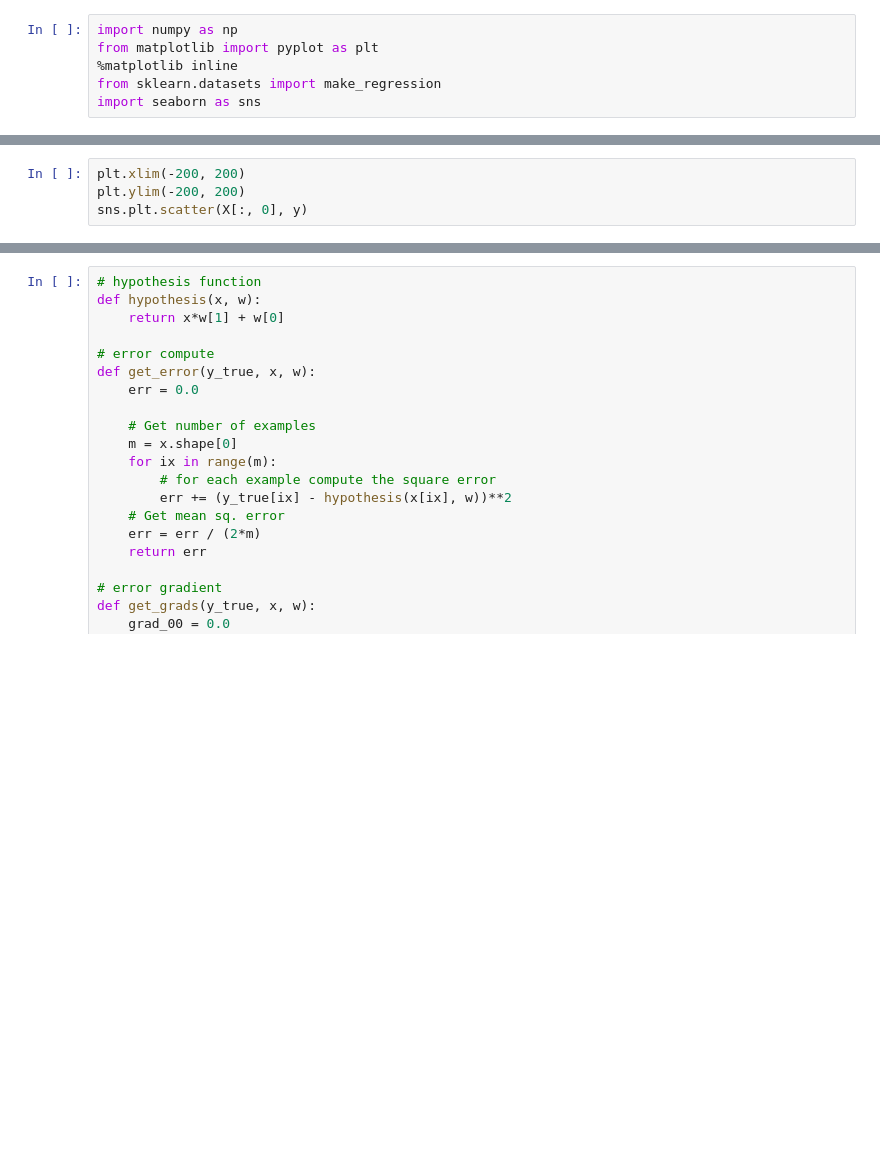
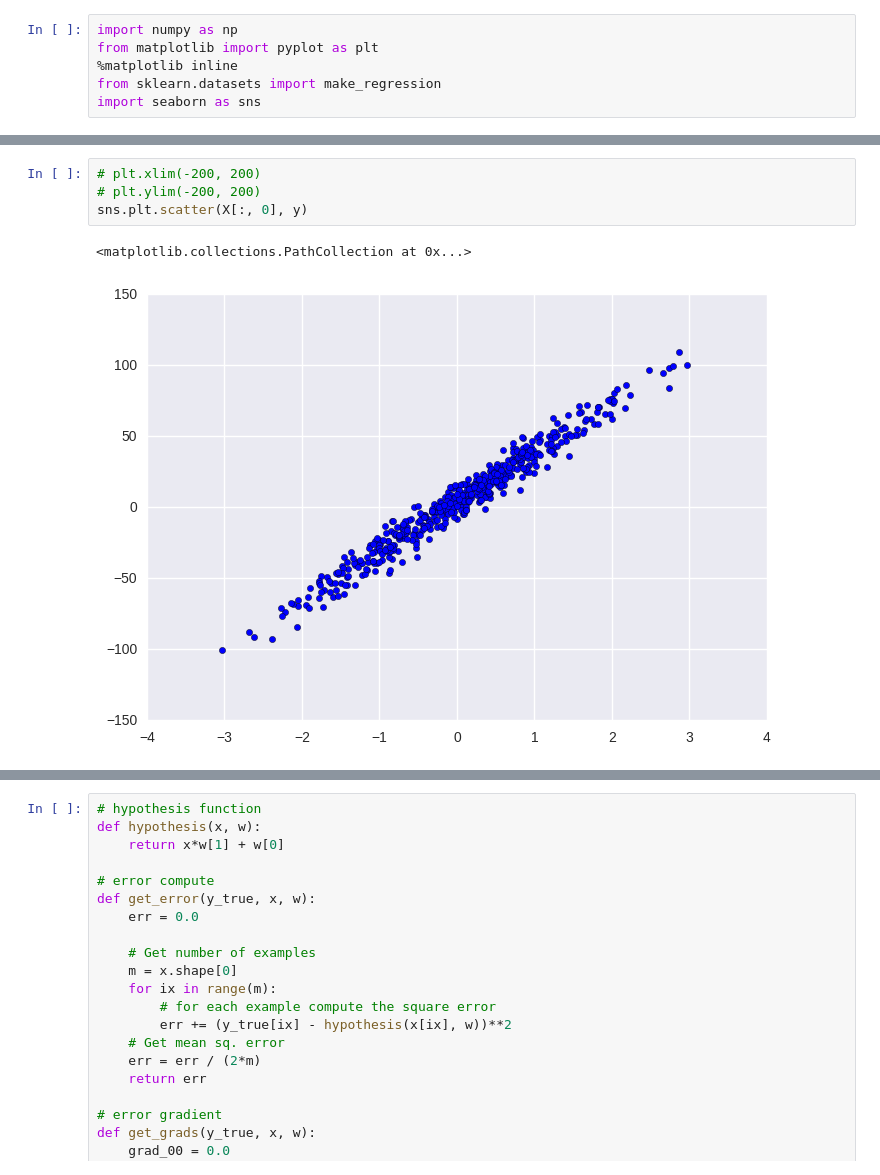
Before and after one commit to coding-blocks-archives/Perceptron_Summer_II_2018, a Jupyter notebook: class_08/LinearRegression.ipynb, the cells around one changed output, grey strips where cells are left out. Cells and saved outputs as stored; diff of their text form; blank space fills up the shorter version.

```diff
--- a/class_08/LinearRegression.ipynb
+++ b/class_08/LinearRegression.ipynb
@@ -10,7 +12,10 @@ print X.shape, y.shape, cof
 # %%
-plt.xlim(-200, 200)
-plt.ylim(-200, 200)
+# plt.xlim(-200, 200)
+# plt.ylim(-200, 200)
 sns.plt.scatter(X[:, 0], y)
+# %% [output]
+<matplotlib.collections.PathCollection at 0x...>
+[figure, added]
 # %%
 split = int(0.8 * X.shape[0])
 
```
Also changed, not shown: parts of 8 cells of this notebook, 2 other files.
